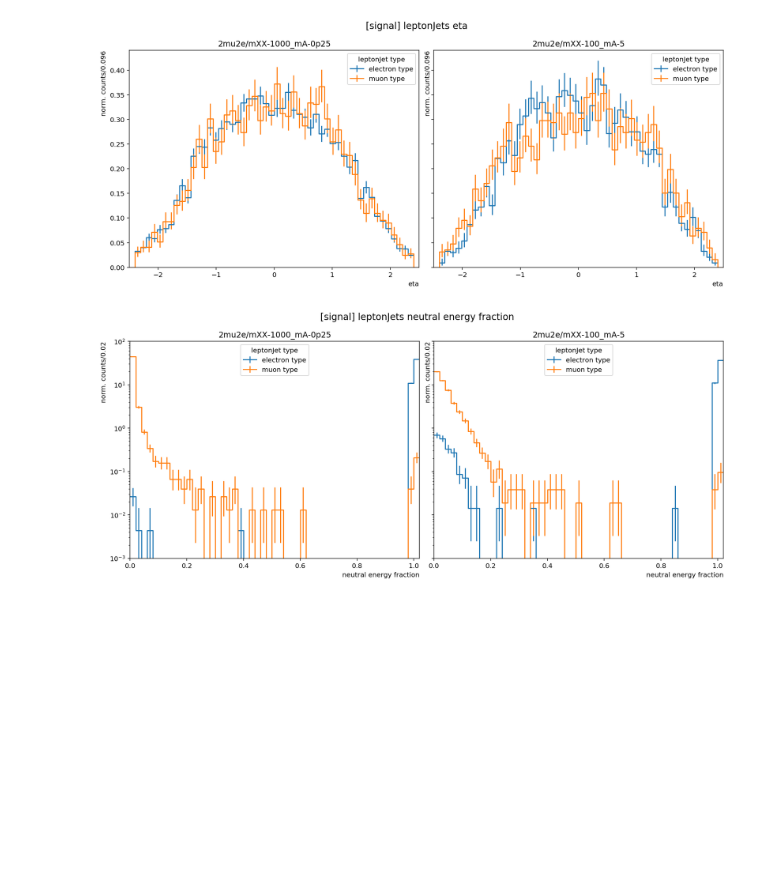
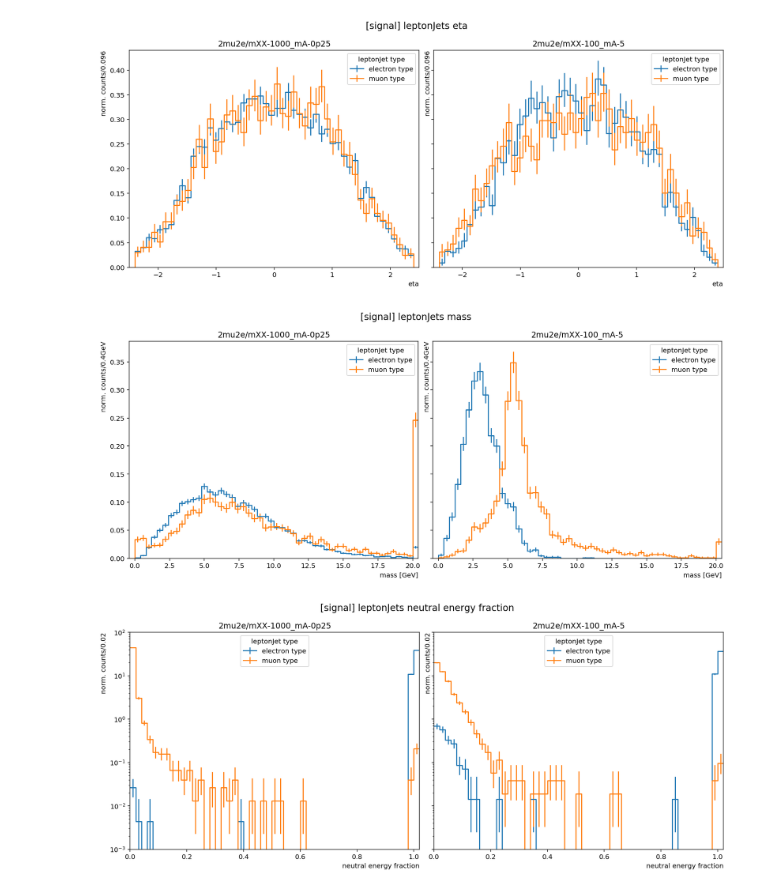
Before and after one commit to pietro14/FireHydrant, a Jupyter notebook: Notebooks/MC/Signal/variables_emulegs.ipynb, the cells around one changed output. Drawn from its saved outputs; the diff is of its cells as text; code cells hidden in the pictures; blank space fills up the shorter version.

```diff
--- a/Notebooks/MC/Signal/variables_emulegs.ipynb
+++ b/Notebooks/MC/Signal/variables_emulegs.ipynb
@@ -46,7 +46,7 @@ class LeptonJetsProcessor(processor.ProcessorABC):
         pt1_axis      = hist.Bin("pt", "pT [GeV]", 50, 0, 750) # large range
 
         eta_axis      = hist.Bin("eta", 'eta', 50, -2.4, 2.4)
-        mass_axis     = hist.Bin("mass", "mass [GeV]", 50, 0, 100)
+        mass_axis     = hist.Bin("mass", "mass [GeV]", 50, 0, 20)
         nef_axis      = hist.Bin("nef", "neutral energy fraction", 50, 0, 1)
         maxd0_axis    = hist.Bin("maxd0", 'track max |d0|', 50, 0, 0.5)
         mind0_axis    = hist.Bin("mind0", 'track min |d0|', 50, 0, 0.5)
@@ -65,7 +65,7 @@ class LeptonJetsProcessor(processor.ProcessorABC):
             'pt0': hist.Hist("norm. counts/4GeV", dataset_axis, pt0_axis, type_axis),
             'pt1': hist.Hist("norm. counts/15GeV", dataset_axis, pt1_axis, type_axis),
             "eta": hist.Hist("norm. counts/0.096", dataset_axis, eta_axis, type_axis),
-            "mass": hist.Hist("norm. counts/2GeV", dataset_axis, mass_axis, type_axis),
+            "mass": hist.Hist("norm. counts/0.4GeV", dataset_axis, mass_axis, type_axis),
             "nef": hist.Hist("norm. counts/0.02", dataset_axis, nef_axis, type_axis),
             "maxd0": hist.Hist("norm. counts/0.01cm", dataset_axis, maxd0_axis, type_axis),
             "mind0": hist.Hist("norm. counts/0.01cm", dataset_axis, mind0_axis, type_axis),
@@ -202,6 +202,15 @@ for ax in axes.flat:
 plt.suptitle('[signal] leptonJets eta', fontsize=14);
 # %% [output]
 [figure]
+# %%
+fig, _ = plt.subplots(1,2,figsize=(16,6), gridspec_kw={'wspace': 0.05}, sharey=True)
+fig, axes = hist.plotgrid(output['mass'], figure=fig, col='dataset', overlay='typed', overflow='all', density=True)
+for ax in axes.flat:
+    ax.set_xlabel(ax.get_xlabel(), x=1.0, ha="right")
+    ax.set_ylabel(ax.get_ylabel(), y=1.0, ha="right")
+plt.suptitle('[signal] leptonJets mass', fontsize=14);
+# %% [output]
+[figure, added]
 # %%
 fig, _ = plt.subplots(1,2,figsize=(16,6), gridspec_kw={'wspace': 0.05}, sharey=True)
 fig, axes = hist.plotgrid(output['nef'], figure=fig, col='dataset', overlay='typed', overflow='over', density=True)
```
Also changed, not shown: 2 other files.
